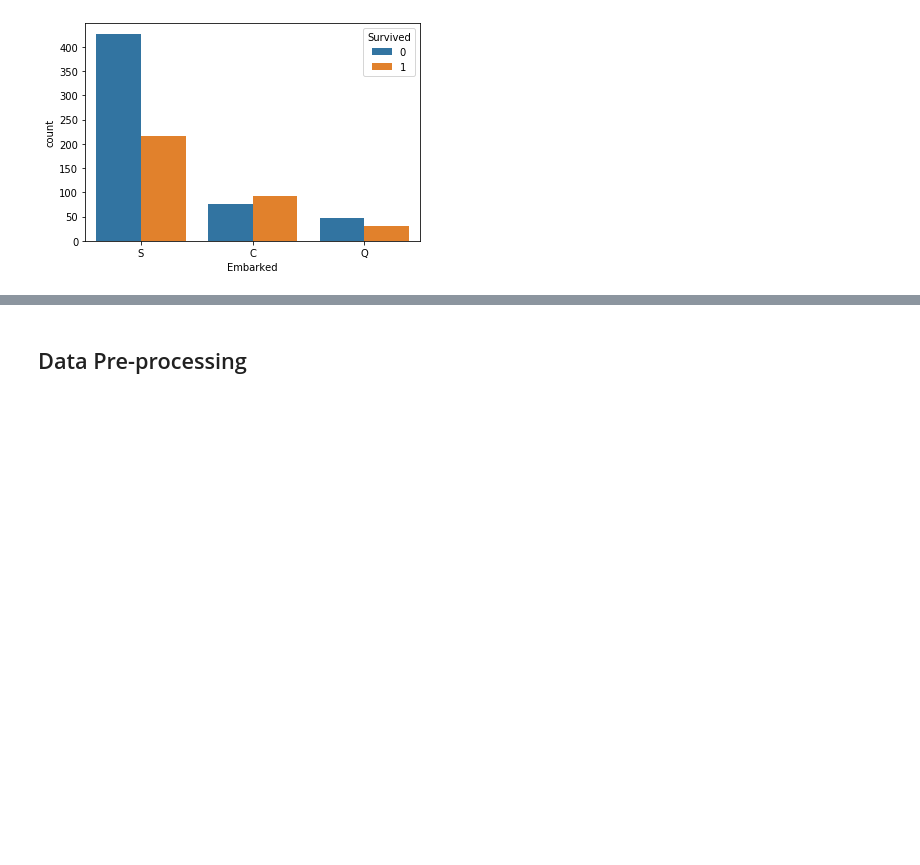
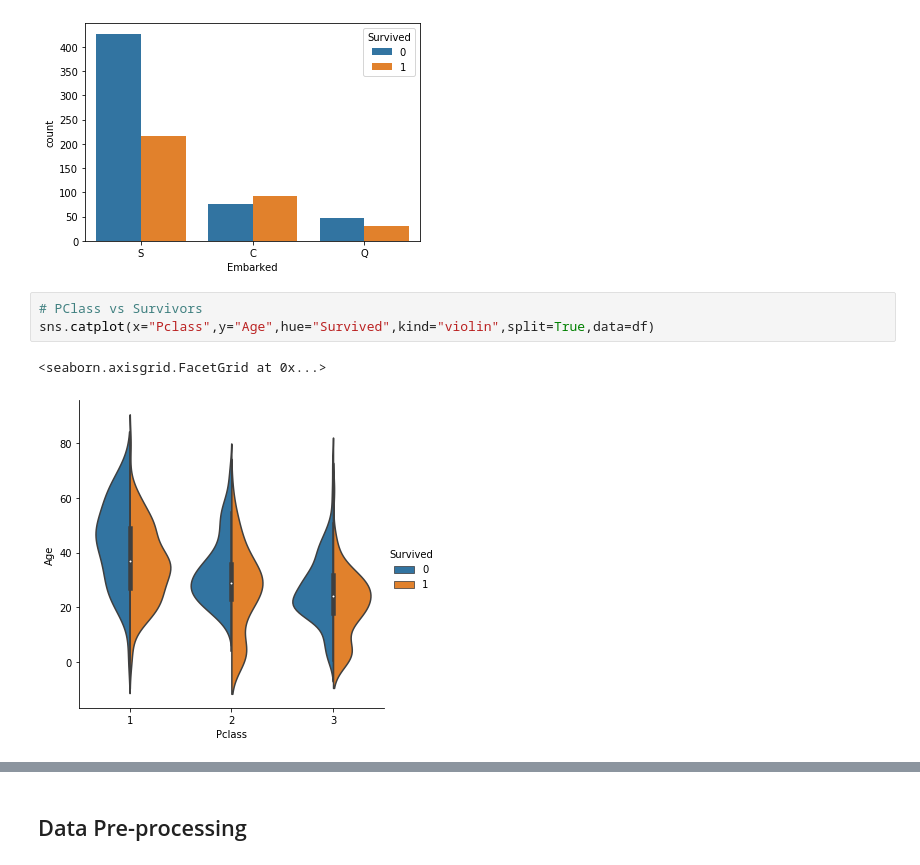
Before and after one commit to Umesh-Pandey94/Titanic-Predictions, a Jupyter notebook: Titanic Predictions.ipynb, the cells around one changed output, grey strips where cells are left out. Cells and saved outputs as stored; diff of their text form; blank space fills up the shorter version.

```diff
--- a/Titanic Predictions.ipynb
+++ b/Titanic Predictions.ipynb
@@ -138,3 +138,9 @@ sns.countplot(x="Embarked",hue="Survived",data=df)
 # %% [output]
 <matplotlib.axes._subplots.AxesSubplot at 0x...>
 [figure]
+# %%
+# PClass vs Survivors
+sns.catplot(x="Pclass",y="Age",hue="Survived",kind="violin",split=True,data=df)
+# %% [output]
+<seaborn.axisgrid.FacetGrid at 0x...>
+[figure, added]
```
Also changed, not shown: parts of 8 cells of this notebook.
